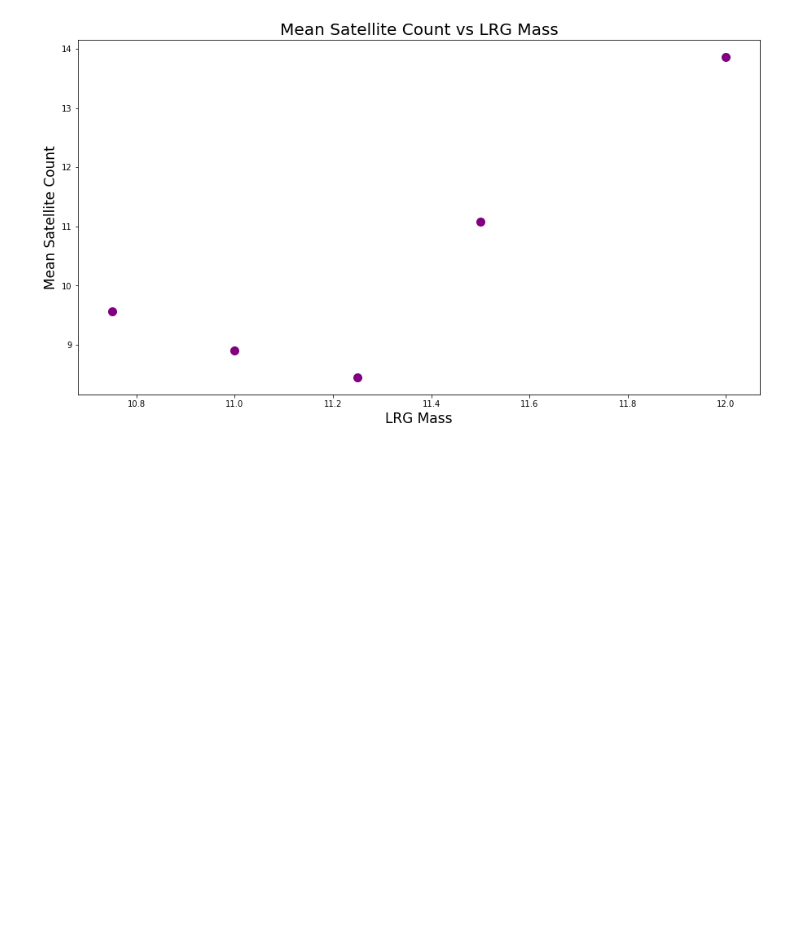
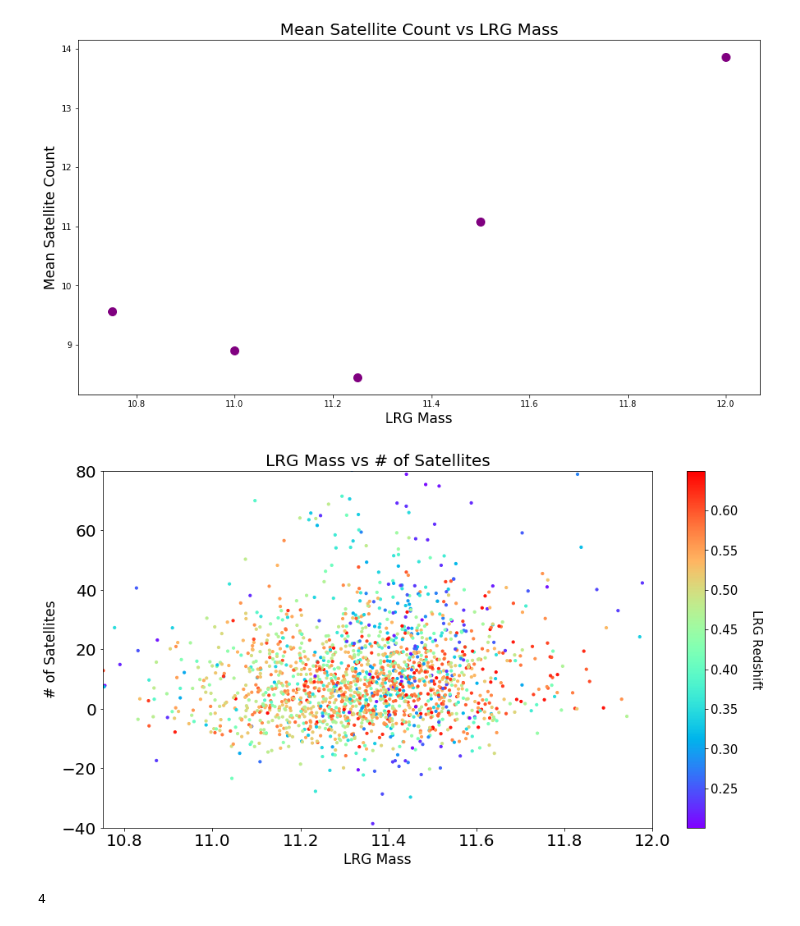
Before and after one commit to metownsend/LRG-Sats, a Jupyter notebook: lrg_masses.ipynb, the cells around one changed output. Saved outputs shown, nothing was run; the diff lists cells and outputs as text; code cells hidden in the pictures; blank space fills up the shorter version.

```diff
--- a/lrg_masses.ipynb
+++ b/lrg_masses.ipynb
@@ -210,8 +210,8 @@ rzcolor_LRG_nocuts = rmag_LRG_nocuts - zmag_LRG_nocuts
 
 # calculate BKG (g-r) and (r-z) colors
 
-grcolor_BKG_nocuts = gmag_BKG - rmag_BKG
-rzcolor_BKG_nocuts = rmag_BKG - zmag_BKG
+grcolor_BKG_nocuts = gmag_BKG_nocuts - rmag_BKG_nocuts
+rzcolor_BKG_nocuts = rmag_BKG_nocuts - zmag_BKG_nocuts
 
 # create full list of LRG attributes
 
@@ -564,3 +564,69 @@ plt.savefig('/Users/mtownsend/Desktop/LRGmass-v-MeanSatCount_v1.pdf')
 plt.savefig('/Users/mtownsend/Desktop/LRGmass-v-MeanSatCount_v1.jpg')
 # %% [output]
 [figure]
+# %%
+# f, ax = plt.subplots(figsize=(15,15))
+cm = plt.cm.get_cmap('rainbow')
+plt.scatter(mstar[idx], sumsat, c=z_LRG, s=10, cmap=cm)
+plt.title('LRG Mass vs # of Satellites', fontsize=20)
+plt.xlabel('LRG Mass', fontsize=17)
+plt.ylabel('# of Satellites', fontsize=17)
+plt.tick_params(labelsize=20)
+plt.xlim(10.75, 12.)
+plt.ylim(-40., 80.)
+cb = plt.colorbar()
+cb.set_label('LRG Redshift', rotation=270, fontsize=15, labelpad=30)
+cb.ax.tick_params(labelsize=15)
+plt.savefig('/Users/mtownsend/Desktop/LRGmass-v-SatNum-zoom_withRedshift_v1.pdf')
+plt.savefig('/Users/mtownsend/Desktop/LRGmass-v-SatNum-zoom_withRedshift_v1.jpg')
+plt.show()
+# %% [output]
+[figure, added]
+# %%
+# mstar bins
+mstarbin_a = ((mstar[idx] >= 11.) & (mstar[idx] < 11.2))
+mstarbin_b = ((mstar[idx] >= 11.2) & (mstar[idx] < 11.4))
+mstarbin_c = ((mstar[idx] >= 11.4) & (mstar[idx] < 11.6))
+mstarbin_d = ((mstar[idx] >= 11.6) & (mstar[idx] < 11.8))
+mstarbin_e = ((mstar[idx] >= 11.8) & (mstar[idx] < 12.))
+mstarbin_f = ((mstar[idx] >= 11.) & (mstar[idx] < 12.))
+
+zbin_1 = (z_LRG < 0.3)
+zbin_2 = ((z_LRG >= 0.3) & (z_LRG < 0.5))
+zbin_3 = ((z_LRG >= 0.5) & (z_LRG < 0.65))
+zbin_4 = ((z_LRG >= 0.2) & (z_LRG <= 0.65))
+
+sumsat_a1 = sumsat[np.where((mstarbin_a) & (zbin_1))]
+sumsat_a2 = sumsat[np.where((mstarbin_a) & (zbin_2))]
+sumsat_a3 = sumsat[np.where((mstarbin_a) & (zbin_3))]
+sumsat_a4 = sumsat[np.where((mstarbin_a) & (zbin_4))]
+
+sumsat_b1 = sumsat[np.where((mstarbin_b) & (zbin_1))]
+sumsat_b2 = sumsat[np.where((mstarbin_b) & (zbin_2))]
+sumsat_b3 = sumsat[np.where((mstarbin_b) & (zbin_3))]
+sumsat_b4 = sumsat[np.where((mstarbin_b) & (zbin_4))]
+
+sumsat_c1 = sumsat[np.where((mstarbin_c) & (zbin_1))]
+sumsat_c2 = sumsat[np.where((mstarbin_c) & (zbin_2))]
+sumsat_c3 = sumsat[np.where((mstarbin_c) & (zbin_3))]
+sumsat_c4 = sumsat[np.where((mstarbin_c) & (zbin_4))]
+
+sumsat_d1 = sumsat[np.where((mstarbin_d) & (zbin_1))]
+sumsat_d2 = sumsat[np.where((mstarbin_d) & (zbin_2))]
+sumsat_d3 = sumsat[np.where((mstarbin_d) & (zbin_3))]
+sumsat_d4 = sumsat[np.where((mstarbin_d) & (zbin_4))]
+
+sumsat_e1 = sumsat[np.where((mstarbin_e) & (zbin_1))]
+sumsat_e2 = sumsat[np.where((mstarbin_e) & (zbin_2))]
+sumsat_e3 = sumsat[np.where((mstarbin_e) & (zbin_3))]
+sumsat_e4 = sumsat[np.where((mstarbin_e) & (zbin_4))]
+
+sumsat_f1 = sumsat[np.where((mstarbin_f) & (zbin_1))]
+sumsat_f2 = sumsat[np.where((mstarbin_f) & (zbin_2))]
+sumsat_f3 = sumsat[np.where((mstarbin_f) & (zbin_3))]
+sumsat_f4 = sumsat[np.where((mstarbin_f) & (zbin_4))]
+
+
+print(len(mstar_a1))
+# %% [output]
+4
```
Also changed, not shown: parts of 1 cell of this notebook.
